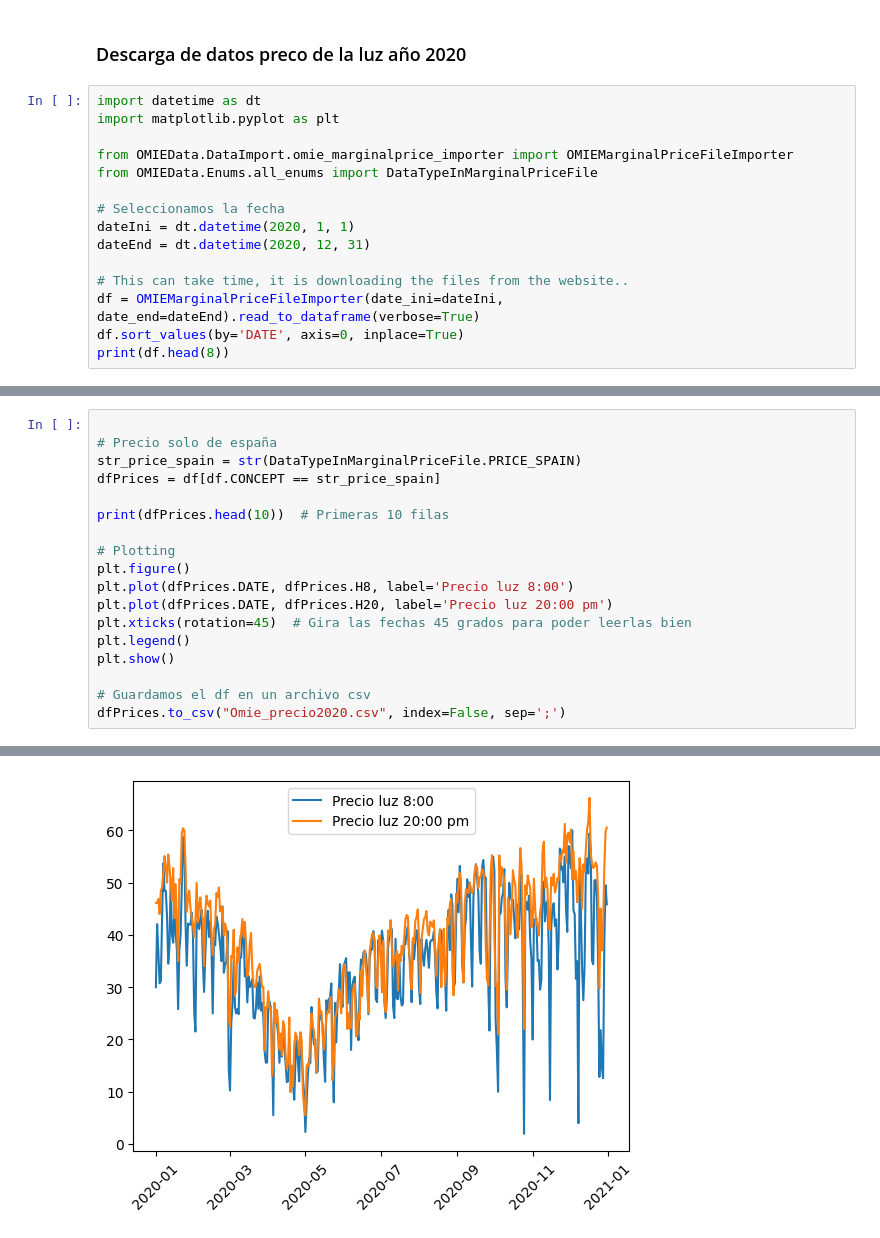
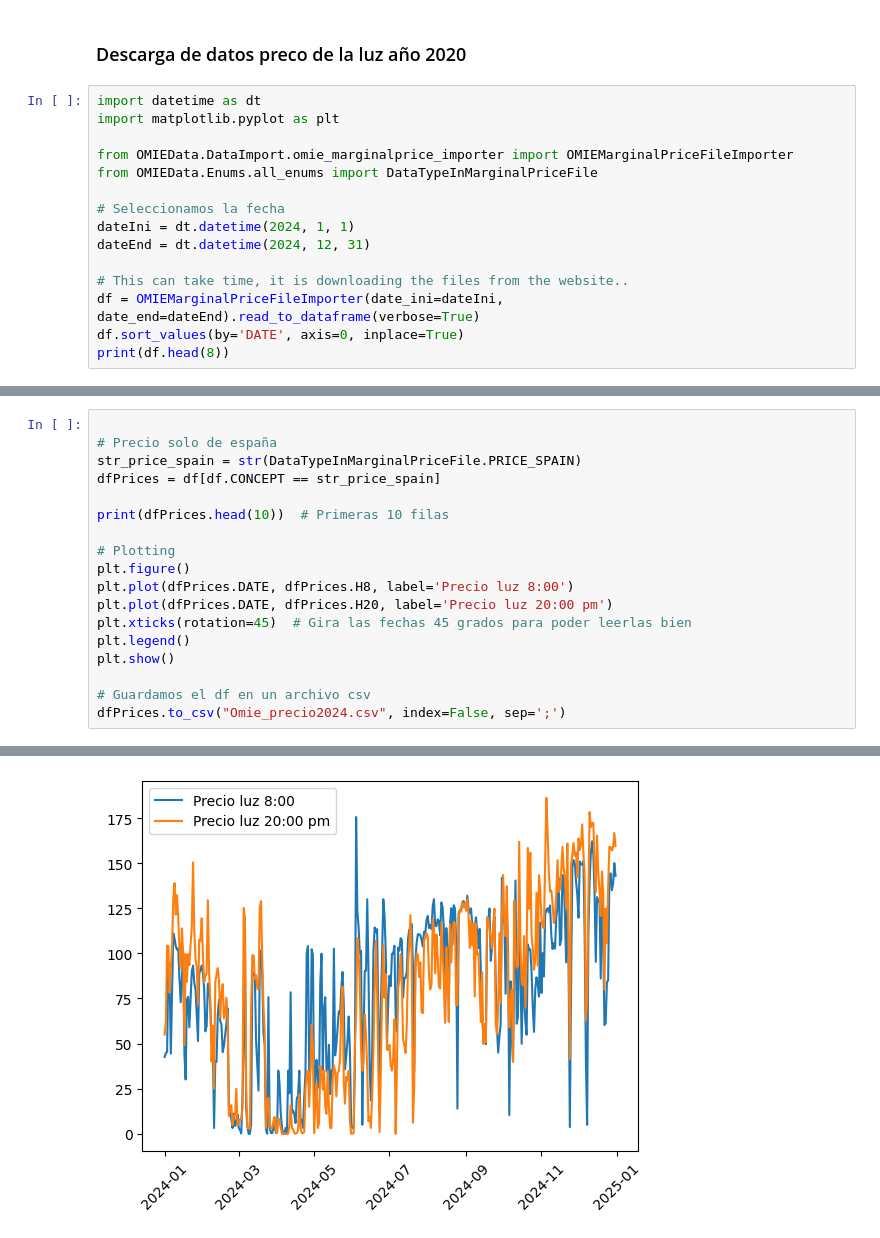
Before and after one commit to JaimeSa03/TFG_Model_Predictor, a Jupyter notebook: APIs/OMIEData/Ejemplo3_precio2020.ipynb, the cells around one changed output, grey strips where cells are left out. Cells and saved outputs as stored; diff of their text form.

```diff
--- a/APIs/OMIEData/Ejemplo3_precio2020.ipynb
+++ b/APIs/OMIEData/Ejemplo3_precio2020.ipynb
@@ -8,8 +8,8 @@ from OMIEData.DataImport.omie_marginalprice_importer import OMIEMarginalPriceFil
 from OMIEData.Enums.all_enums import DataTypeInMarginalPriceFile
 
 # Seleccionamos la fecha
-dateIni = dt.datetime(2020, 1, 1)
-dateEnd = dt.datetime(2020, 12, 31)
+dateIni = dt.datetime(2024, 1, 1)
+dateEnd = dt.datetime(2024, 12, 31)
 
 # This can take time, it is downloading the files from the website..
 df = OMIEMarginalPriceFileImporter(date_ini=dateIni, date_end=dateEnd).read_to_dataframe(verbose=True)
@@ -57,5 +57,5 @@ plt.legend()
 plt.show()
 
 # Guardamos el df en un archivo csv
-dfPrices.to_csv("Omie_precio2020.csv", index=False, sep=';')
+dfPrices.to_csv("Omie_precio2024.csv", index=False, sep=';')
 # %% [output]
@@ -77,3 +77,3 @@ dfPrices.to_csv("Omie_precio2020.csv", index=False, sep=';')
 
 [10 rows x 27 columns]
-[figure, old version]
+[figure, new version]
```
Also changed, not shown: parts of 2 cells of this notebook, 16 other files.
